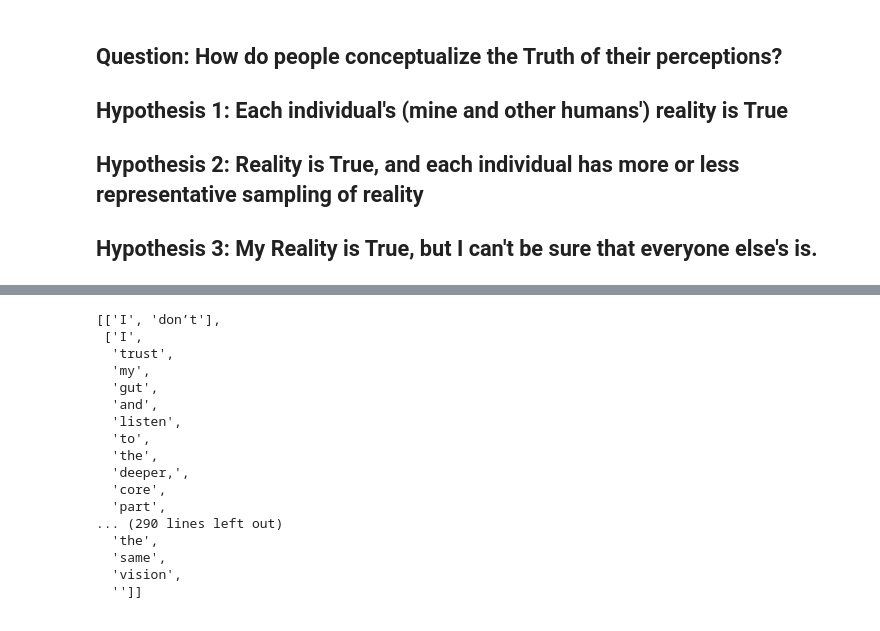
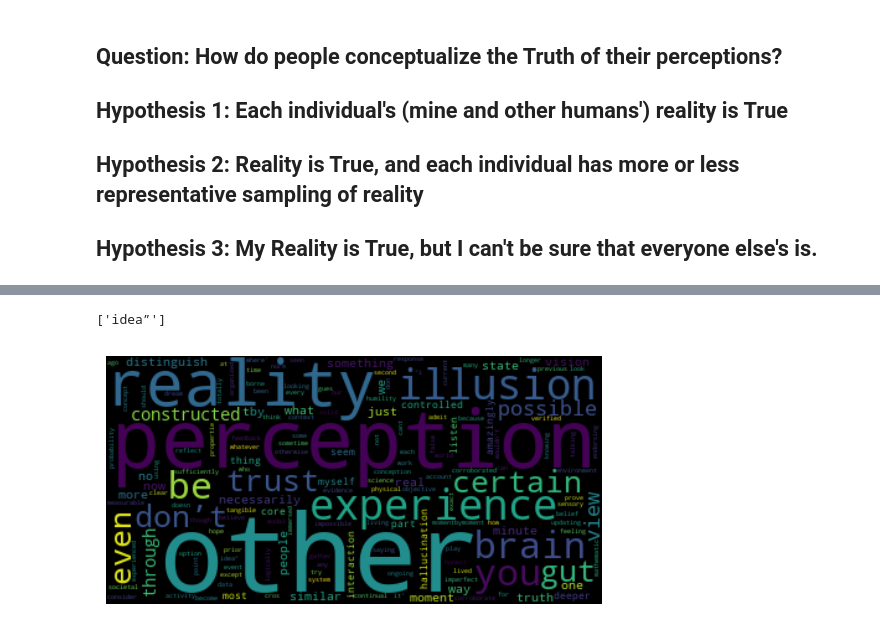
Before and after one commit to dillancellier/beliefs_survey, a Jupyter notebook: analysis.ipynb, the cells around one changed output, grey strips where cells are left out. Drawn from its saved outputs; the diff is of its cells as text; code cells hidden in the pictures.

```diff
--- a/analysis.ipynb
+++ b/analysis.ipynb
@@ -66,22 +131,21 @@ dict_keys(['subject', 'Timestamp', 'To what extent do you agree with the stateme
+# %%
+puncs = [',', '?', '\'', '/', "!", '"', '.', "(", ")", str("")]
+w_list = []
+w = 'idea”'
+elim_punc(w, puncs, w_list=[])
+# %% [output]
+['idea”']
 # %%
 illusionVreality = melted[melted['questions_label']=='k']
 resps_list = list(illusionVreality['value'].dropna())
-[resps_list[i].split(' ') for i in range(len(resps_list))]
+#[resps_list[i].split(' ') for i in range(len(resps_list))]
+#print(resps_list[-2])
+illusionVreality_dict = get_word_frequency(resps_list)
+
+cloud = wc.WordCloud()
+cloud.generate_from_frequencies(illusionVreality_dict)
+plt.imshow(cloud, interpolation="bilinear")
+plt.axis("off")
+plt.show()
 # %% [output]
-[['I', 'don’t'],
- ['I',
-  'trust',
-  'my',
-  'gut',
-  'and',
-  'listen',
-  'to',
-  'the',
-  'deeper,',
-  'core',
-  'part',
-... (290 lines left out)
-  'the',
-  'same',
-  'vision',
-  '']]
+[figure, added]
```
Also changed, not shown: parts of 11 cells of this notebook, 2 other files.
